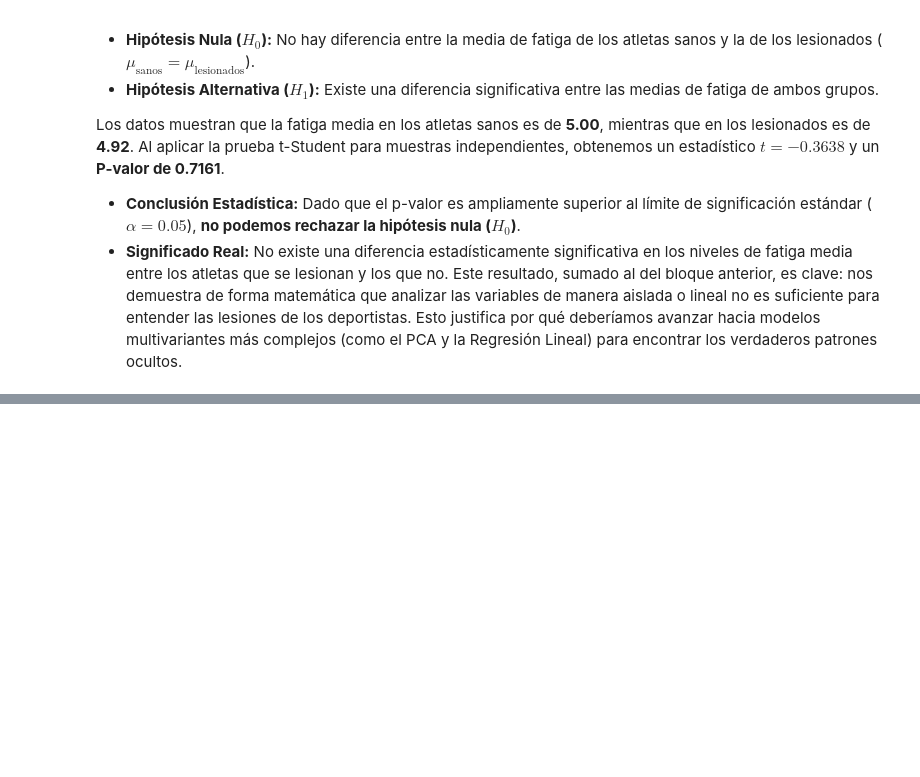
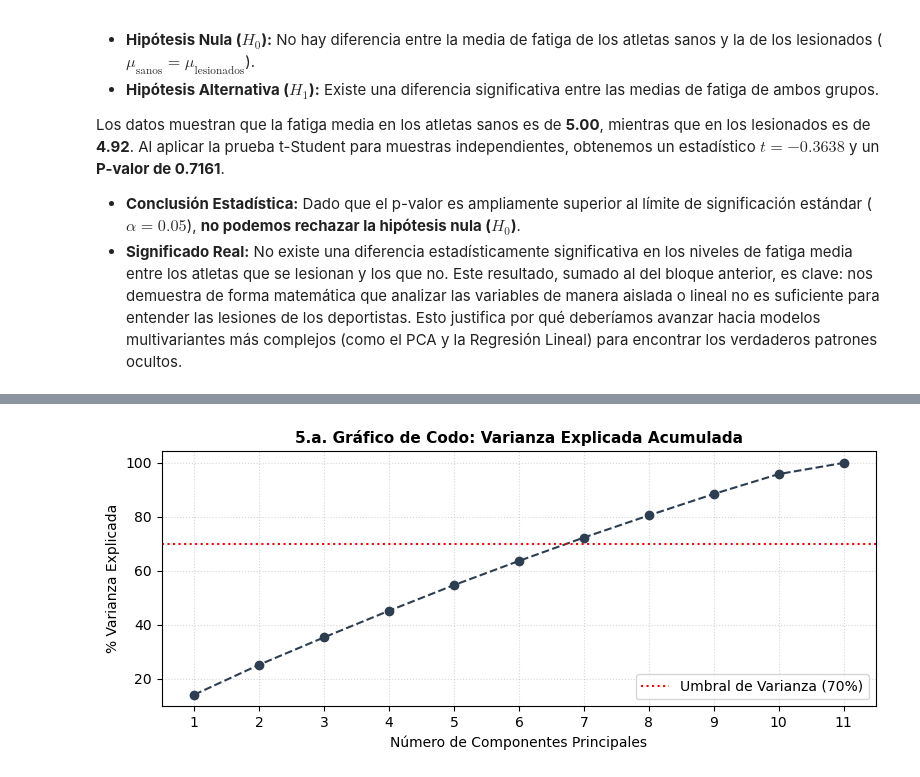
Before and after one commit to juanglez56/Proyecto-AED-Grupo, a Jupyter notebook: Actividad3_AED_Atletas.ipynb, the cells around one changed output, grey strips where cells are left out. Drawn from its saved outputs; the diff is of its cells as text; code cells hidden in the pictures; blank space fills up the shorter version.

Commit message:
Proyecto Completado: Bloque 5 y Bloque 6

```diff
--- a/Actividad3_AED_Atletas.ipynb
+++ b/Actividad3_AED_Atletas.ipynb
@@ -599,0 +613,94 @@ Los datos muestran que la fatiga media en los atletas sanos es de **5.00**, mien
+# %%
+print("="*80)
+print(" BLOQUE 5.a: ANÁLISIS DE COMPONENTES PRINCIPALES (PCA) MULTIVARIANTE")
+print("="*80)
+
+# 1. Definimos y preparamos las variables oficiales según la rúbrica
+vars_cuant = ['Training_Hours_Per_Week', 'heartbeat', 'Fatigue_Score', 'ACL_Risk_Score', 'Performance_Score']
+vars_categ = ['Training_Intensity', 'Recovery_Days_Per_Week', 'Rest_Between_Events_Days']
+vars_binas = ['Gender', 'Injury_Indicator']
+
+# One-Hot Encoding para convertir categóricas y binarias en numéricas continuas
+df_pca_raw = pd.get_dummies(df_proyecto[vars_cuant + vars_categ + vars_binas], drop_first=True)
+
+# Estandarización de los datos (indispensable para PCA)
+scaler = StandardScaler()
+df_pca_scaled = scaler.fit_transform(df_pca_raw)
+
+# Ajustar el modelo PCA completo
+pca_completo = PCA()
+pca_completo.fit(df_pca_scaled)
+varianza_acumulada = np.cumsum(pca_completo.explained_variance_ratio_) * 100
+
+# --- GRÁFICO 1: Diagnóstico de Varianza (Gráfico de Codo) ---
+plt.figure(figsize=(8, 3.5))
+plt.plot(range(1, len(varianza_acumulada) + 1), varianza_acumulada, marker='o', linestyle='--', color='#2c3e50')
+plt.axhline(y=70, color='r', linestyle=':', label='Umbral de Varianza (70%)')
+plt.title('5.a. Gráfico de Codo: Varianza Explicada Acumulada', fontsize=11, fontweight='bold')
+plt.xlabel('Número de Componentes Principales')
+plt.ylabel('% Varianza Explicada')
+plt.xticks(range(1, len(varianza_acumulada) + 1))
+plt.grid(True, linestyle=':', alpha=0.5)
+plt.legend(loc='lower right')
+plt.tight_layout()
+plt.show()
+
+# Reducción a las 2 primeras componentes para proyección bidimensional
+pca_2d = PCA(n_components=2)
+atletas_pca = pca_2d.fit_transform(df_pca_scaled)
+df_atletas_pca = pd.DataFrame(atletas_pca, columns=['PC1', 'PC2'])
+df_atletas_pca['Lesionado'] = df_proyecto['Injury_Indicator'].reset_index(drop=True)
+
+# --- GRÁFICO 2: Proyección de los Atletas (Espacio Reducido) ---
+plt.figure(figsize=(8, 4))
+sns.scatterplot(data=df_atletas_pca, x='PC1', y='PC2', hue='Lesionado', palette='Set1', alpha=0.7, edgecolor='black')
+plt.title('5.a. Proyección de los Atletas en las Dos Primeras Componentes (PCA)', fontsize=11, fontweight='bold')
+plt.xlabel(f'Componente Principal 1 ({pca_2d.explained_variance_ratio_[0]*100:.2f}% var.)')
+plt.ylabel(f'Componente Principal 2 ({pca_2d.explained_variance_ratio_[1]*100:.2f}% var.)')
+plt.grid(True, linestyle=':', alpha=0.5)
+plt.legend(title='¿Sufrió Lesión?')
+plt.tight_layout()
+plt.show()
+
+# Mostrar la tabla de cargas en la consola para analizar qué mide cada componente
+df_loadings = pd.DataFrame(pca_2d.components_.T, columns=['PC1', 'PC2'], index=df_pca_raw.columns)
+print("\nTABLA DE CARGAS MATRICIALES (LOADINGS):")
+display(df_loadings.round(3).sort_values(by='PC1', ascending=False))
+
+
+print("\n" + "="*80)
+print(" BLOQUE 5.b: MODELO DE REGRESIÓN LINEAL MÚLTIPLE Y VALIDACIÓN DE RESIDUOS")
+print("="*80)
+
+# 1. Definimos la variable dependiente (Y: Rendimiento) e independientes (X)
+Y = df_proyecto['Performance_Score']
+X = df_proyecto[['Training_Hours_Per_Week', 'Fatigue_Score', 'heartbeat']]
+X_with_const = sm.add_constant(X) # Se añade la constante intercepto requerida por statsmodels
+
+# 2. Ajustamos el modelo por Mínimos Cuadrados Ordinarios (OLS)
+modelo_regresion = sm.OLS(Y, X_with_const).fit()
+print(modelo_regresion.summary())
+
+# 3. Extracción de residuos y valores ajustados para las gráficas de validación
+residuos = modelo_regresion.resid
+valores_ajustados = modelo_regresion.fittedvalues
+
+# --- GRÁFICO 3: Validación de Homocedasticidad (Residuos vs Ajustados) ---
+plt.figure(figsize=(8, 3.5))
+sns.scatterplot(x=valores_ajustados, y=residuos, color='#16a085', alpha=0.7, edgecolor='black')
+plt.axhline(y=0, color='r', linestyle='--')
+plt.title('5.b. Validación de Homocedasticidad: Residuos vs. Valores Ajustados', fontsize=11, fontweight='bold')
+plt.xlabel('Valores Predichos / Ajustados')
+plt.ylabel('Residuos del Modelo')
+plt.grid(True, linestyle=':', alpha=0.5)
+plt.tight_layout()
+plt.show()
+
+# --- GRÁFICO 4: Validación de Normalidad de Residuos (Gráfico Q-Q) ---
+fig, ax = plt.subplots(figsize=(8, 3.5))
+sm.qqplot(residuos, line='s', ax=ax, color='#2980b9', alpha=0.7)
+plt.title('5.b. Validación de Normalidad: Gráfico Q-Q de Residuos', fontsize=11, fontweight='bold')
+plt.grid(True, linestyle=':', alpha=0.5)
+plt.tight_layout()
+plt.show()
+# %% [output]
@@ -599,0 +710 @@ Los datos muestran que la fatiga media en los atletas sanos es de **5.00**, mien
+[figure, added]
```
Also changed, not shown: parts of 5 cells of this notebook, 1 other file.
